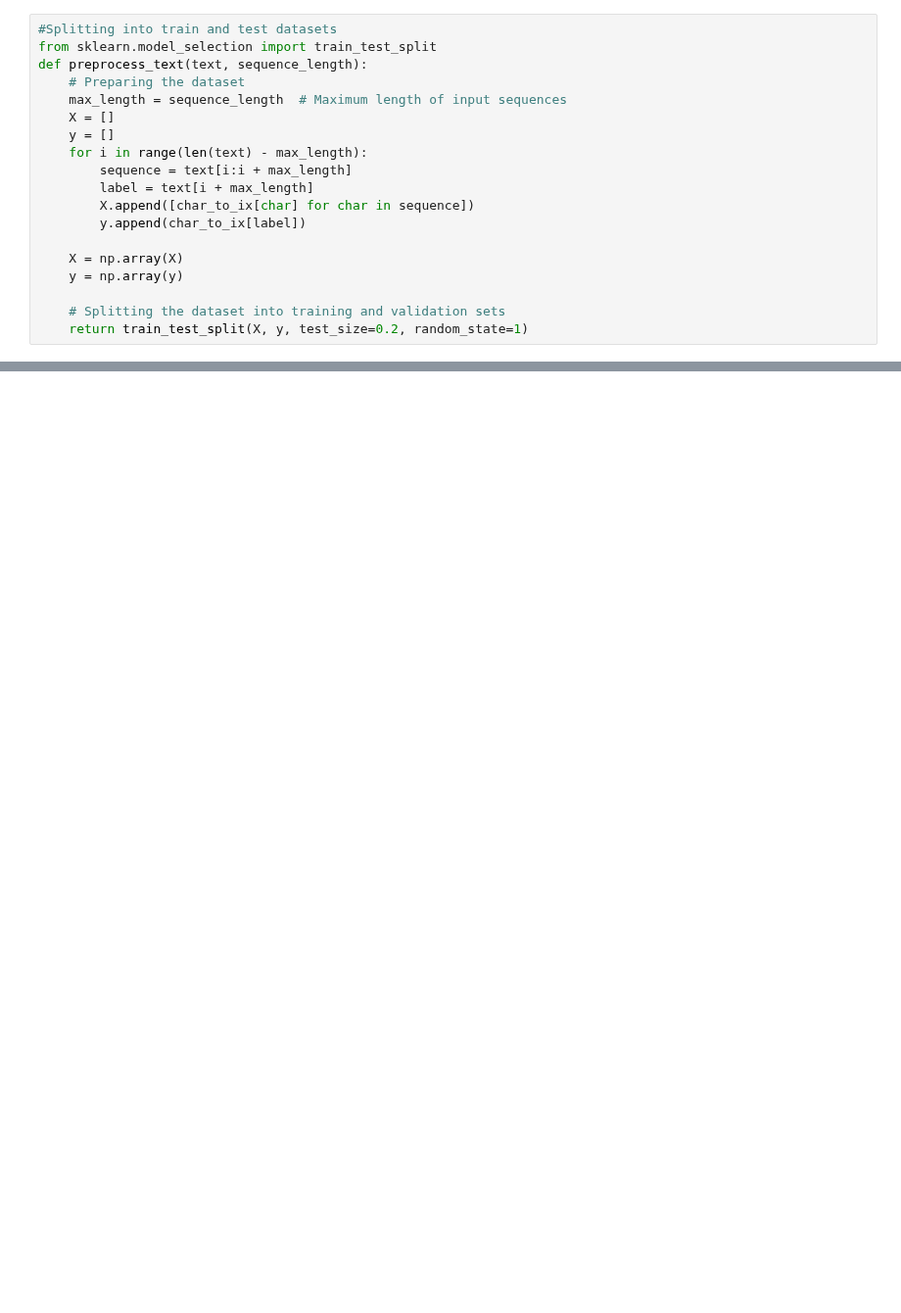
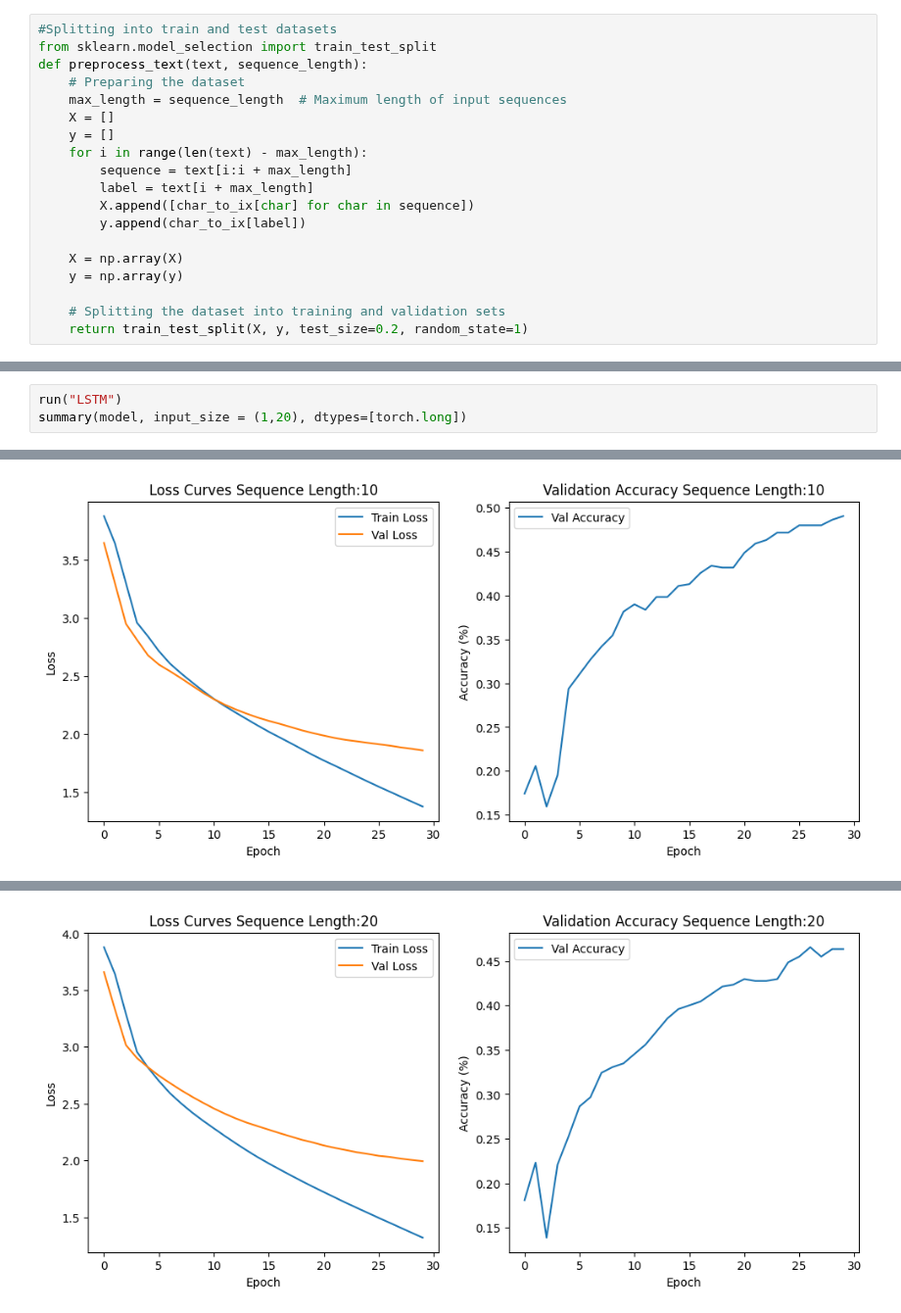
Before and after one commit to JordanTerwilliger/Intro-to-Deep-Learning, a Jupyter notebook: HW2/HW2_LanguageProcessing_RNN_Q1.ipynb, the cells around one changed output, grey strips where cells are left out. Shown at 98% size. Saved outputs shown, nothing was run; the diff lists cells and outputs as text; blank space fills up the shorter version.

```diff
--- a/HW2/HW2_LanguageProcessing_RNN_Q1.ipynb
+++ b/HW2/HW2_LanguageProcessing_RNN_Q1.ipynb
@@ -202,0 +292,4 @@ Estimated Total Size (MB): 0.14
+# %%
+run("LSTM")
+summary(model, input_size = (1,20), dtypes=[torch.long])
+# %% [output]
@@ -202,0 +313 @@ Estimated Total Size (MB): 0.14
+[figure, added]
@@ -202,0 +331 @@ Estimated Total Size (MB): 0.14
+[figure, added]
```
Also changed, not shown: parts of 13 cells of this notebook.
